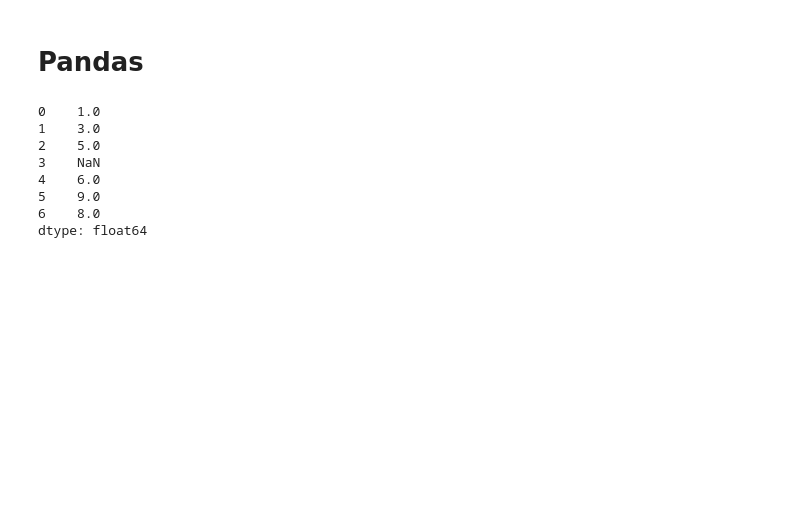
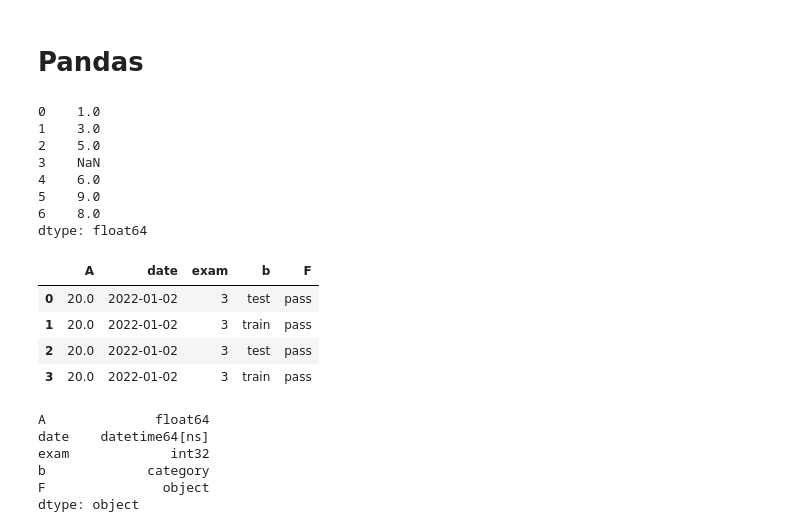
Before and after one commit to AphroDatalyst/Neural-Networks, a Jupyter notebook: PythonFromScratch.ipynb, the cells around one changed output. Drawn from its saved outputs; the diff is of its cells as text; code cells hidden in the pictures; blank space fills up the shorter version.

```diff
--- a/PythonFromScratch.ipynb
+++ b/PythonFromScratch.ipynb
@@ -314,3 +314,32 @@ print(s)
 5    9.0
 6    8.0
 dtype: float64
+# %%
+df =pd.DataFrame(
+    {
+        "A":20.00,
+        "date" : pd.Timestamp("20220102"),
+        "exam" : np.array([3] * 4, dtype="int32"),
+        "b":pd.Categorical(["test", "train", "test", "train"]),
+        "F": "pass",
+
+    }
+
+)
+# %%
+df
+# %% [output]
+|  | A | date | exam | b | F |
+| 0 | 20.0 | 2022-01-02 | 3 | test | pass |
+| 1 | 20.0 | 2022-01-02 | 3 | train | pass |
+| 2 | 20.0 | 2022-01-02 | 3 | test | pass |
+| 3 | 20.0 | 2022-01-02 | 3 | train | pass |
+# %%
+df.dtypes
+# %% [output]
+A              float64
+date    datetime64[ns]
+exam             int32
+b             category
+F               object
+dtype: object
```
Also changed, not shown: parts of 15 cells of this notebook.
